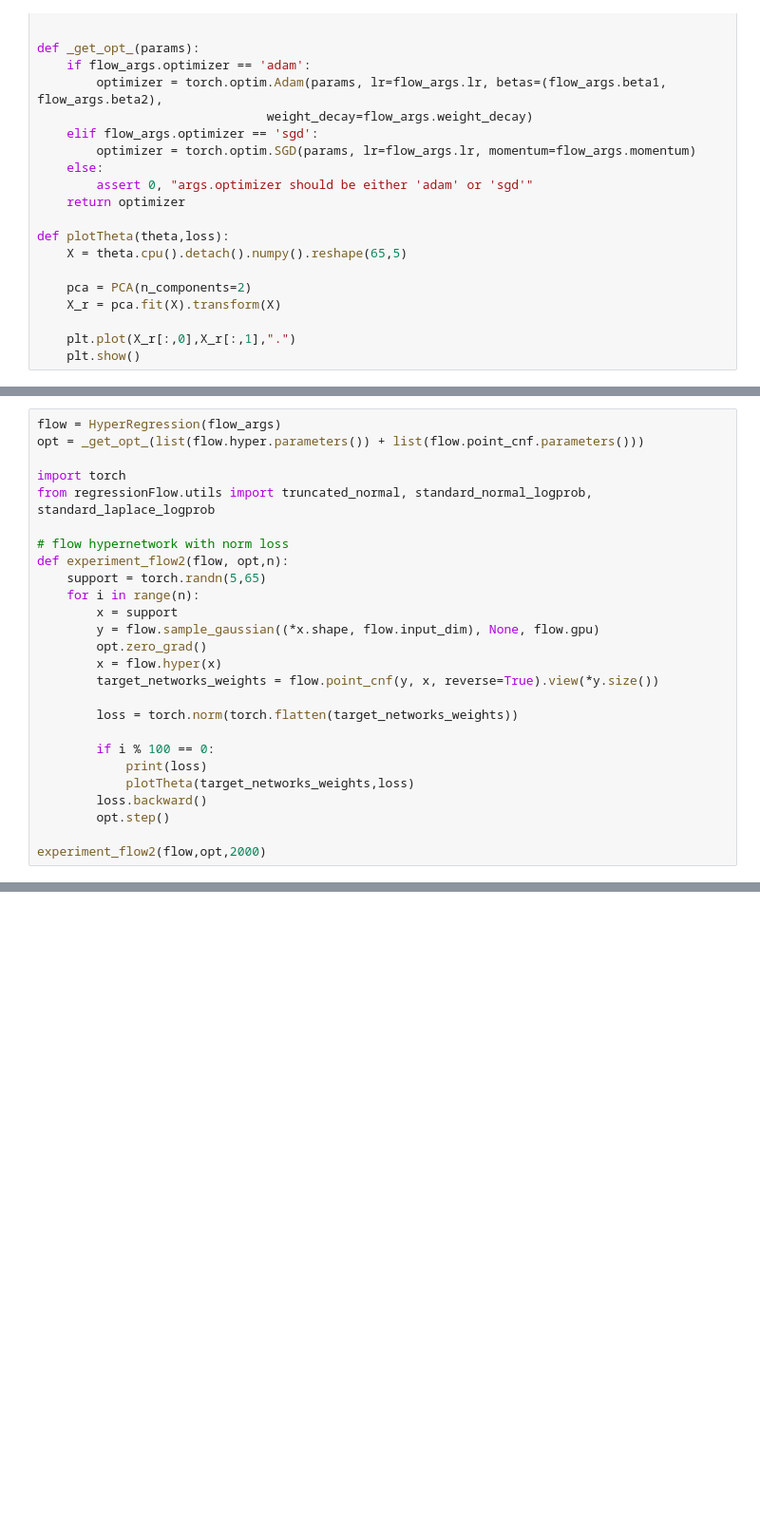
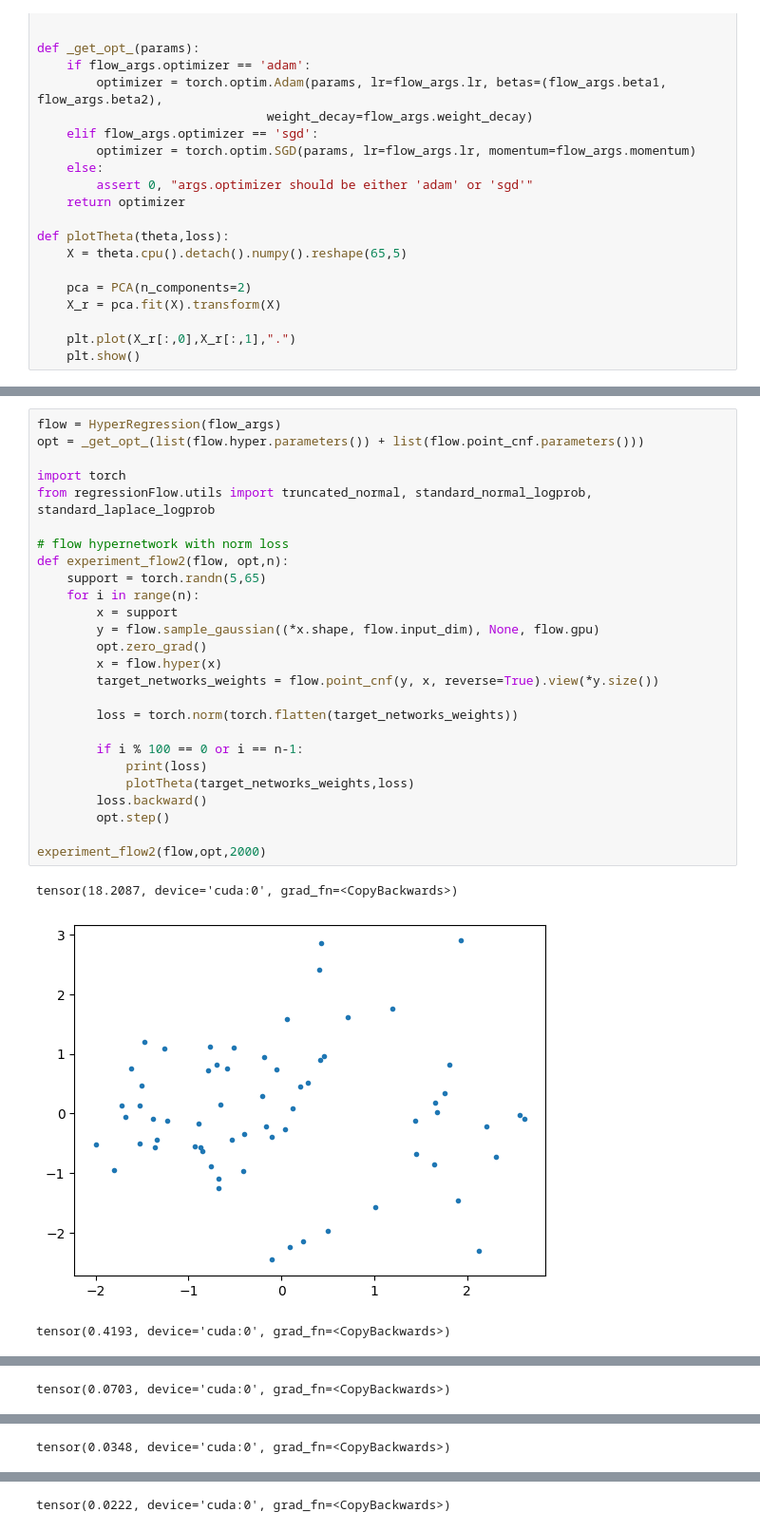
Before and after one commit to piotr310100/few-shot-hypernets-public, a Jupyter notebook: experiment_flow1.ipynb, the cells around one changed output, grey strips where cells are left out. Shown: that part at 95% size. Drawn from its saved outputs; the diff is of its cells as text; blank space fills up the shorter version.

```diff
--- a/experiment_flow1.ipynb
+++ b/experiment_flow1.ipynb
@@ -95,26 +109,30 @@ experiment_flow1(flow,opt,2000)
 # %%
 flow = HyperRegression(flow_args)
 opt = _get_opt_(list(flow.hyper.parameters()) + list(flow.point_cnf.parameters()))
 
 import torch
 from regressionFlow.utils import truncated_normal, standard_normal_logprob, standard_laplace_logprob
 
 # flow hypernetwork with norm loss
 def experiment_flow2(flow, opt,n):
     support = torch.randn(5,65)
     for i in range(n):
         x = support
         y = flow.sample_gaussian((*x.shape, flow.input_dim), None, flow.gpu)
         opt.zero_grad()
         x = flow.hyper(x)
         target_networks_weights = flow.point_cnf(y, x, reverse=True).view(*y.size())
 
         loss = torch.norm(torch.flatten(target_networks_weights))
 
-        if i % 100 == 0:
+        if i % 100 == 0 or i == n-1:
             print(loss)
             plotTheta(target_networks_weights,loss)
         loss.backward()
         opt.step()
 
 experiment_flow2(flow,opt,2000)
+# %% [output]
+tensor(18.2087, device='cuda:0', grad_fn=<CopyBackwards>)
+[figure, added]
+tensor(0.4193, device='cuda:0', grad_fn=<CopyBackwards>)
@@ -120,0 +140 @@ experiment_flow2(flow,opt,2000)
+tensor(0.0703, device='cuda:0', grad_fn=<CopyBackwards>)
@@ -120,0 +142 @@ experiment_flow2(flow,opt,2000)
+tensor(0.0348, device='cuda:0', grad_fn=<CopyBackwards>)
@@ -120,0 +144 @@ experiment_flow2(flow,opt,2000)
+tensor(0.0222, device='cuda:0', grad_fn=<CopyBackwards>)
```
Also changed, not shown: parts of 3 cells of this notebook.
